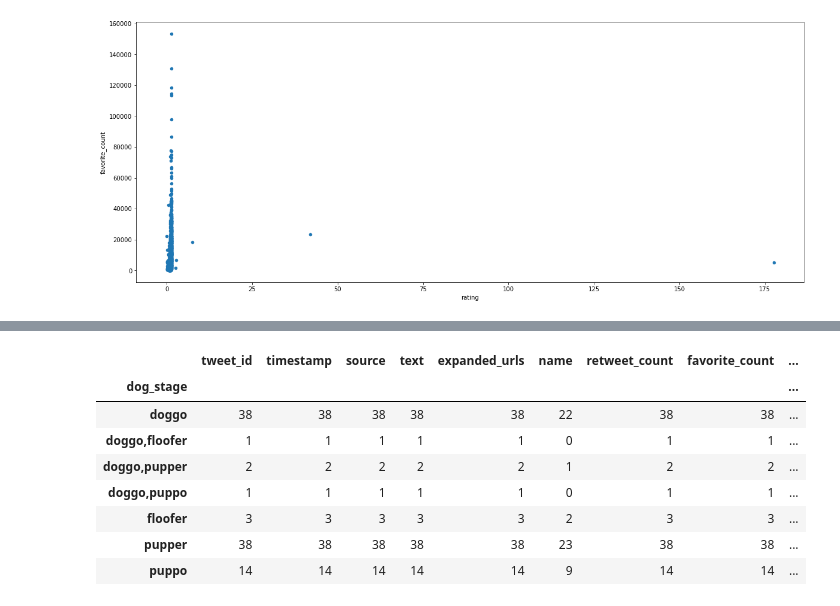
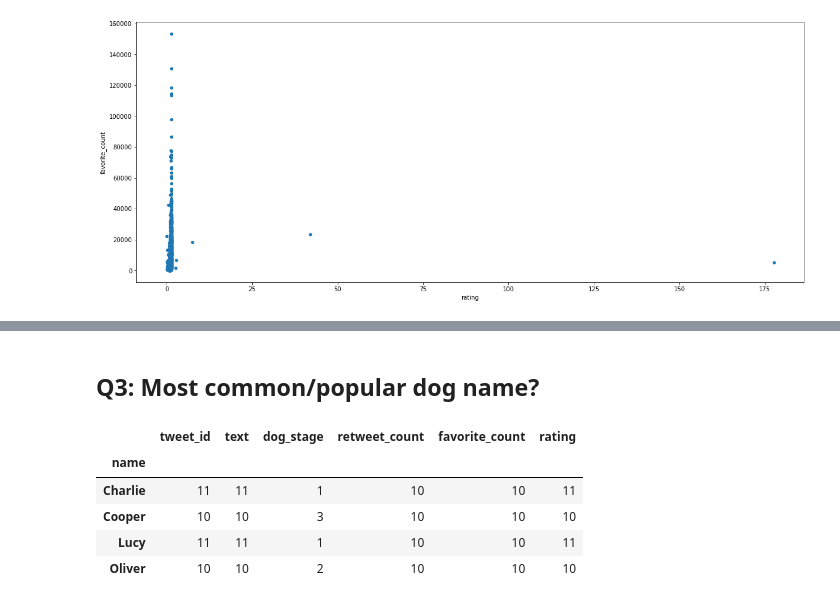
Before and after one commit to SidraEffendi/data-wrangling, a Jupyter notebook: wrangle_act.ipynb, the cells around one changed output, grey strips where cells are left out. Saved outputs shown, nothing was run; the diff lists cells and outputs as text; code cells hidden in the pictures.

```diff
--- a/wrangle_act.ipynb
+++ b/wrangle_act.ipynb
@@ -1021,12 +1031,15 @@ a.hist(figsize=(8, 8));b.hist(figsize=(8, 8));
 # %%
-liked.groupby('dog_stage').count()
+# liked.groupby('dog_stage').count()
+# rated.groupby('dog_stage').count()
-# %% [output]
-|  | tweet_id | timestamp | source | text | expanded_urls | name | retweet_count | favorite_count | ... |
-| dog_stage |  |  |  |  |  |  |  |  | ... |
-| doggo | 38 | 38 | 38 | 38 | 38 | 22 | 38 | 38 | ... |
-| doggo,floofer | 1 | 1 | 1 | 1 | 1 | 0 | 1 | 1 | ... |
-| doggo,pupper | 2 | 2 | 2 | 2 | 2 | 1 | 2 | 2 | ... |
-| doggo,puppo | 1 | 1 | 1 | 1 | 1 | 0 | 1 | 1 | ... |
-| floofer | 3 | 3 | 3 | 3 | 3 | 2 | 3 | 3 | ... |
-| pupper | 38 | 38 | 38 | 38 | 38 | 23 | 38 | 38 | ... |
-| puppo | 14 | 14 | 14 | 14 | 14 | 9 | 14 | 14 | ... |
+# %% [markdown]
+## Q3: Most common/popular dog name?
+# %%
+a = twitter_data_clean.groupby('name').count()
+a.query('tweet_id >= 10')
+# %% [output]
+|  | tweet_id | text | dog_stage | retweet_count | favorite_count | rating |
+| name |  |  |  |  |  |  |
+| Charlie | 11 | 11 | 1 | 10 | 10 | 11 |
+| Cooper | 10 | 10 | 3 | 10 | 10 | 10 |
+| Lucy | 11 | 11 | 1 | 10 | 10 | 11 |
+| Oliver | 10 | 10 | 2 | 10 | 10 | 10 |
```
Also changed, not shown: parts of 51 cells of this notebook.
